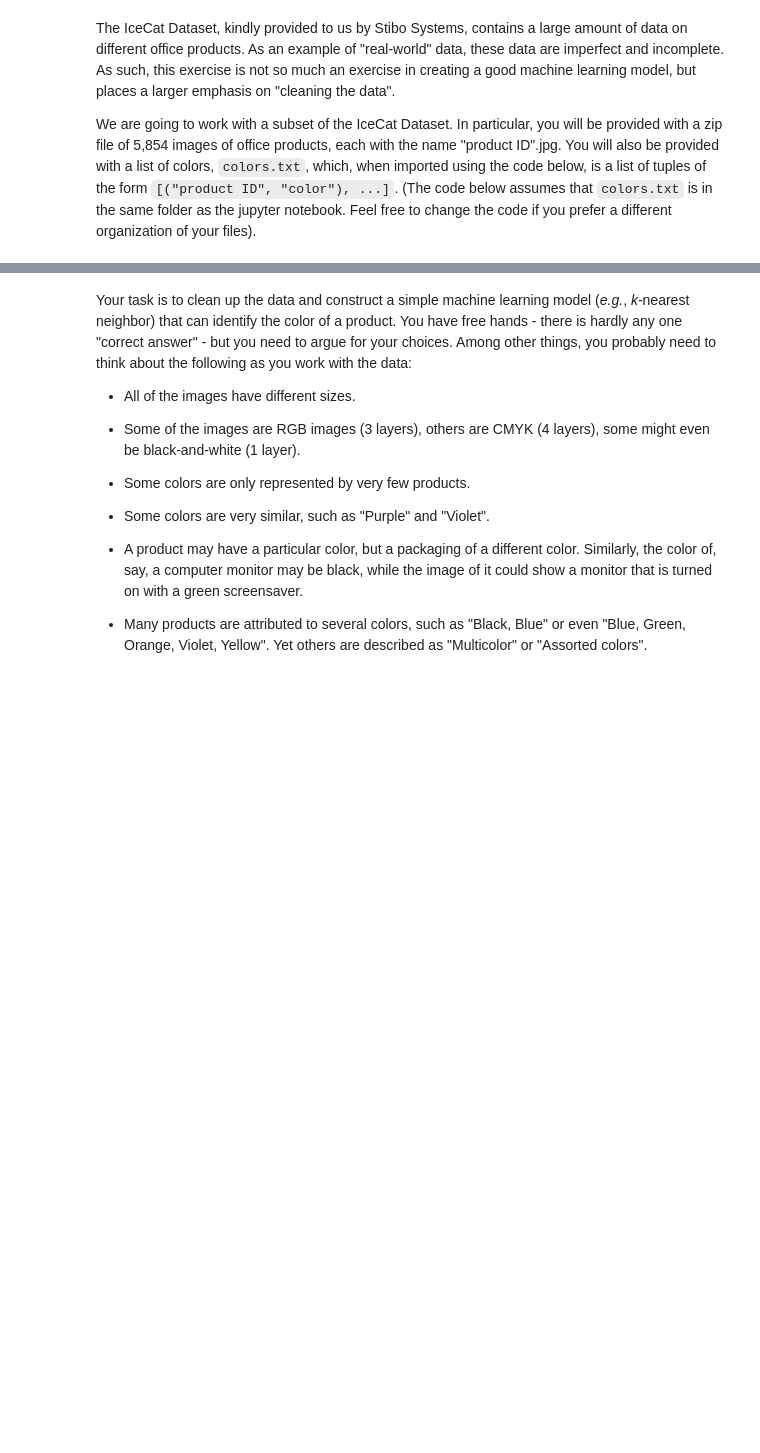
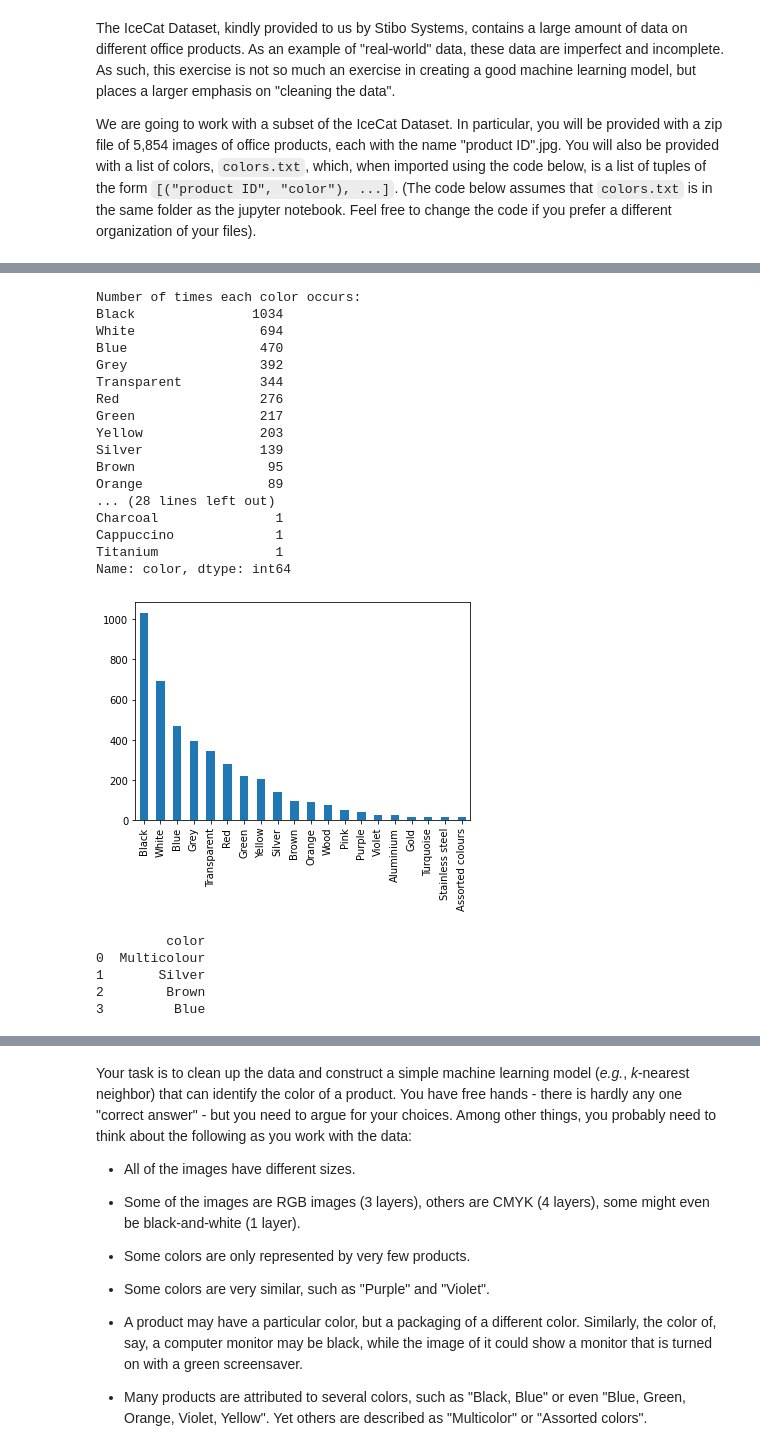
Before and after one commit to fanimator12/MachineLearning_Project, a Jupyter notebook: MAL1 Project 2022.ipynb, the cells around one changed output, grey strips where cells are left out. Cells and saved outputs as stored; diff of their text form; code cells hidden in the pictures; blank space fills up the shorter version.

```diff
--- a/MAL1 Project 2022.ipynb
+++ b/MAL1 Project 2022.ipynb
@@ -57,0 +122,13 @@ FileNotFoundError: [Errno 2] No such file or directory: 'colors.txt'
+# %%
+def remove_multi_labels(images, colors):
+    result_colors = colors[colors.apply(lambda row: len(row['color'].split(',')) == 1, axis=1)]
+    result_images = images.copy()
+
+    for image in images:
+        if image.split('.')[0] not in str(result_colors.product_id.values.tolist()):
+            result_images.remove(image)
+    return (result_images, result_colors)
+# %%
+image_list, color_labels = remove_multi_labels(image_list, color_labels)
+print(color_labels.shape, len(image_list))
+print(color_labels)
@@ -57,0 +151,14 @@ FileNotFoundError: [Errno 2] No such file or directory: 'colors.txt'
+# %%
+# Remove Multicolour rows
+
+def remove_multicolour(images, colors):
+    result_colors = colors.drop(colors[colors.color == "Multicolour"].index)
+    result_images = images.copy()
+
+    for image in images:
+        if image.split('.')[0] not in str(result_colors.product_id.values.tolist()):
+            result_images.remove(image)
+    return (result_images, result_colors)
+# %%
+single_color_image_list, single_color_labels = remove_multicolour(image_list, color_labels)
+print(len(single_color_image_list), len(single_color_labels))
@@ -57,0 +215,50 @@ FileNotFoundError: [Errno 2] No such file or directory: 'colors.txt'
+# %%
+# Count the number of times each color occurs in the dataframe
+color_counts = single_color_labels['color'].value_counts()
+print(f'Number of times each color occurs: \n{color_counts}')
+
+# Since there are many colors, let's select only the top-occurring color labels from the dataframe
+top_colors = single_color_labels.loc[single_color_labels['color'].isin(color_counts.index[:20])]
+
+# Create a bar chart to visualize the color counts
+top_colors['color'].value_counts().plot(kind='bar')
+
+# Show the chart
+plt.show()
+# %% [output]
+Number of times each color occurs:
+Black               1034
+White                694
+Blue                 470
+Grey                 392
+Transparent          344
+Red                  276
+Green                217
+Yellow               203
+Silver               139
+Brown                 95
+Orange                89
+... (28 lines left out)
+Charcoal               1
+Cappuccino             1
+Titanium               1
+Name: color, dtype: int64
+[figure, added]
+# %%
+# Test grouping colors
+
+# Define test data
+# test_data = ['Assorted colours', 'Platinum', 'Oak colour', 'Navy']
+test_data = pd.DataFrame(data=test_data, columns=['color'])
+
+# Group the test data
+rs = group_similar_labels(test_data)
+
+# Print the result
+print(rs)
+# %% [output]
+         color
+0  Multicolour
+1       Silver
+2        Brown
+3         Blue
```
Also changed, not shown: parts of 73 cells of this notebook.
